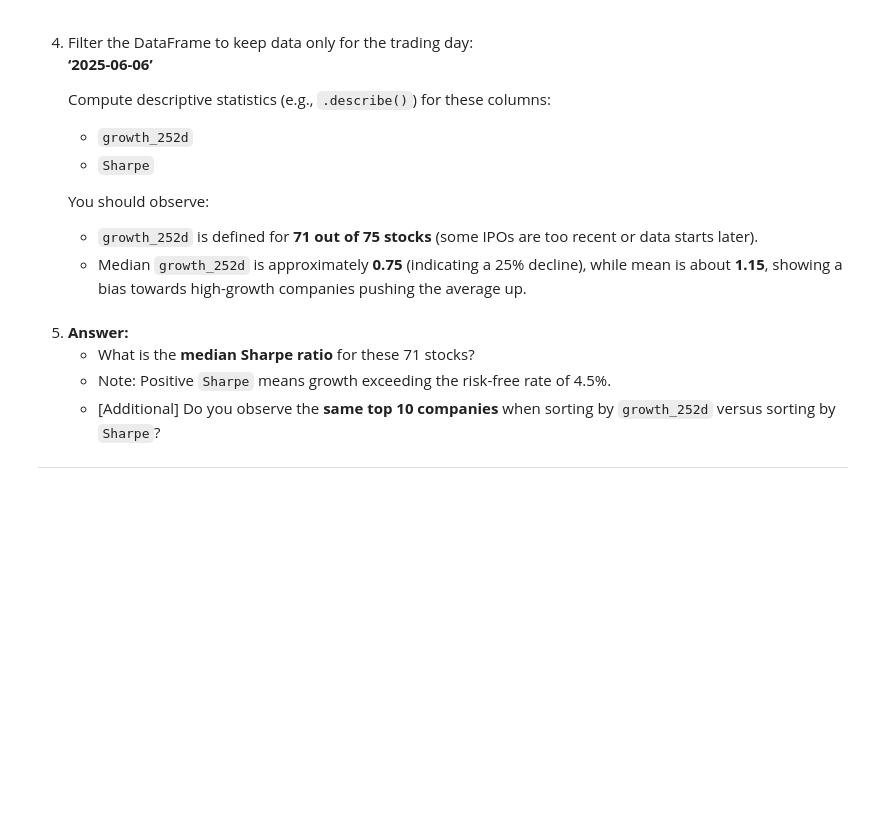
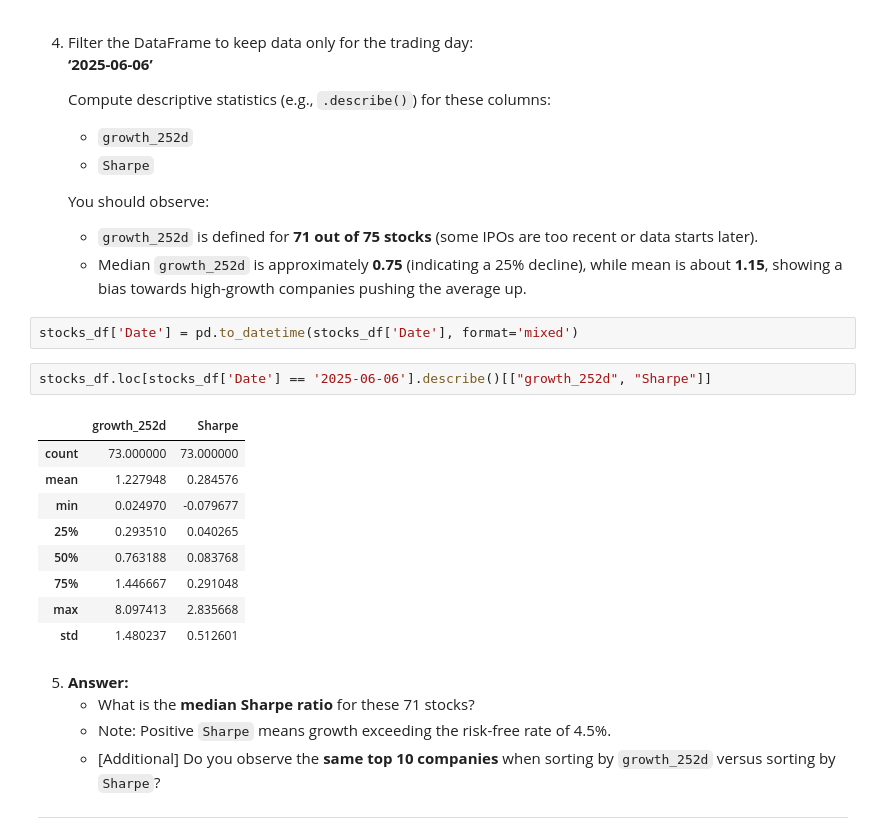
Before and after one commit to YannPhamVan/StockMarketsAnalyticsZoomcamp, a Jupyter notebook: 02-dataframe-analysis-homework.ipynb, the cells around one changed output. Saved outputs shown, nothing was run; the diff lists cells and outputs as text; blank space fills up the shorter version.

```diff
--- a/02-dataframe-analysis-homework.ipynb
+++ b/02-dataframe-analysis-homework.ipynb
@@ -504,6 +504,20 @@ stocks_df['Sharpe'] = (stocks_df['growth_252d'] - 0.045) / stocks_df['volatility
    You should observe:
    - `growth_252d` is defined for **71 out of 75 stocks** (some IPOs are too recent or data starts later).
    - Median `growth_252d` is approximately **0.75** (indicating a 25% decline), while mean is about **1.15**, showing a bias towards high-growth companies pushing the average up.
+# %%
+stocks_df['Date'] = pd.to_datetime(stocks_df['Date'], format='mixed')
+# %%
+stocks_df.loc[stocks_df['Date'] == '2025-06-06'].describe()[["growth_252d", "Sharpe"]]
+# %% [output]
+|  | growth_252d | Sharpe |
+| count | 73.000000 | 73.000000 |
+| mean | 1.227948 | 0.284576 |
+| min | 0.024970 | -0.079677 |
+| 25% | 0.293510 | 0.040265 |
+| 50% | 0.763188 | 0.083768 |
+| 75% | 1.446667 | 0.291048 |
+| max | 8.097413 | 2.835668 |
+| std | 1.480237 | 0.512601 |
 # %% [markdown]
 
 
```
